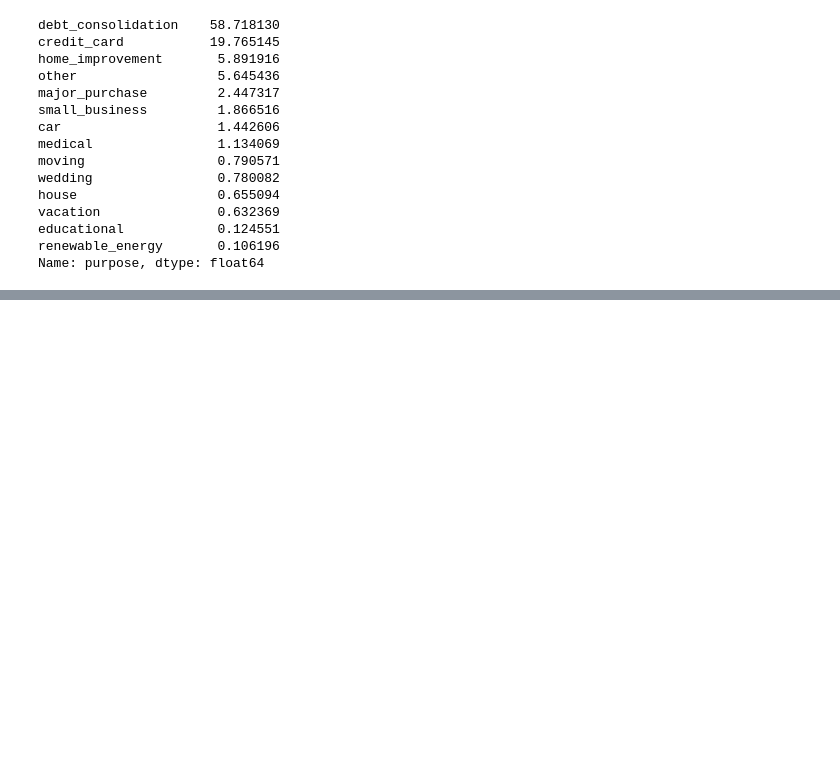
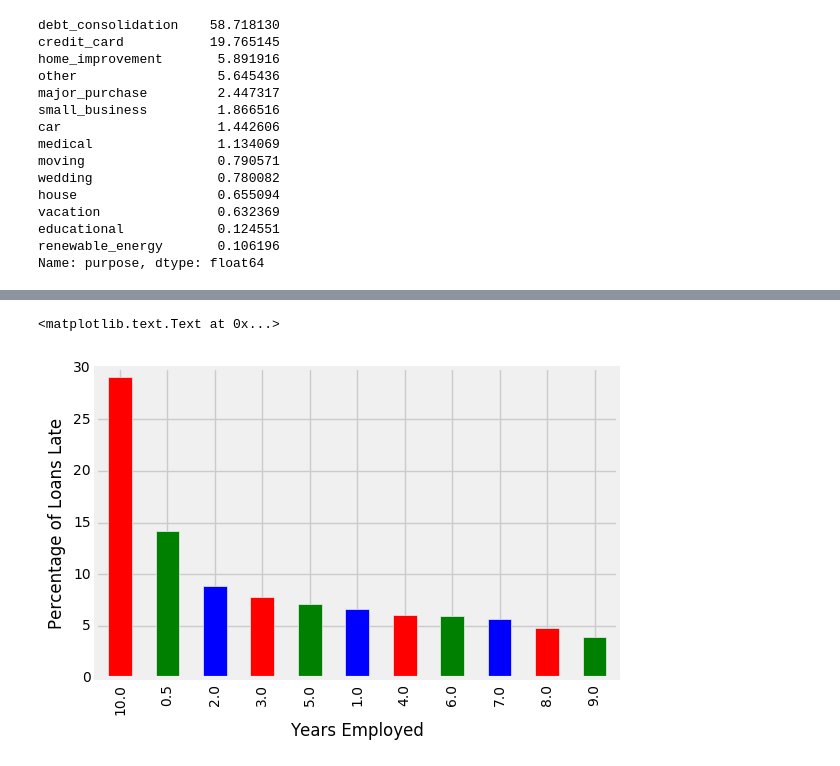
Before and after one commit to bowerboy/MIS-373-Adv-Data-Analytics-Project, a Jupyter notebook: Project_replace.ipynb, the cells around one changed output, grey strips where cells are left out. Saved outputs shown, nothing was run; the diff lists cells and outputs as text; code cells hidden in the pictures; blank space fills up the shorter version.

```diff
--- a/Project_replace.ipynb
+++ b/Project_replace.ipynb
@@ -285,0 +288,15 @@ ylabel('People With Late Loans')
+# %%
+#This code looks at the length that people are employed and the percentage that they are late
+# Employees that have a longer work history tend to pay later than the more junior employees.
+#That's surprising because they are considered to be stable earners.
+employees = df_sample[['emp_length_num', 'Late_Loan']]
+employees_late = employees['Late_Loan'] == True
+bad_employees = employees[employees_late]
+emp_bad_pmt = bad_employees['emp_length_num'].value_counts()
+norm_employees = emp_bad_pmt/len(bad_employees) *100
+norm_employees.plot(kind='bar', color='rgb')
+xlabel('Years Employed')
+ylabel('Percentage of Loans Late')
+# %% [output]
+<matplotlib.text.Text at 0x...>
+[figure, added]
```
Also changed, not shown: parts of 2 cells of this notebook.
